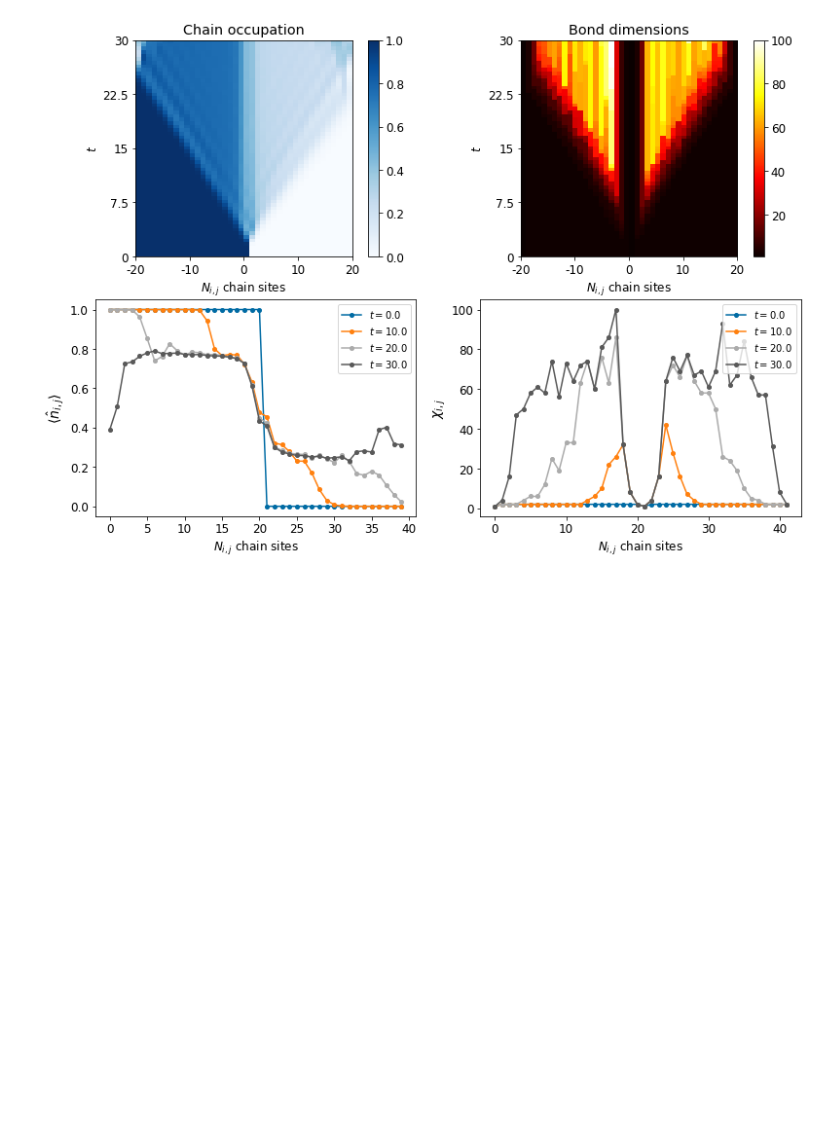
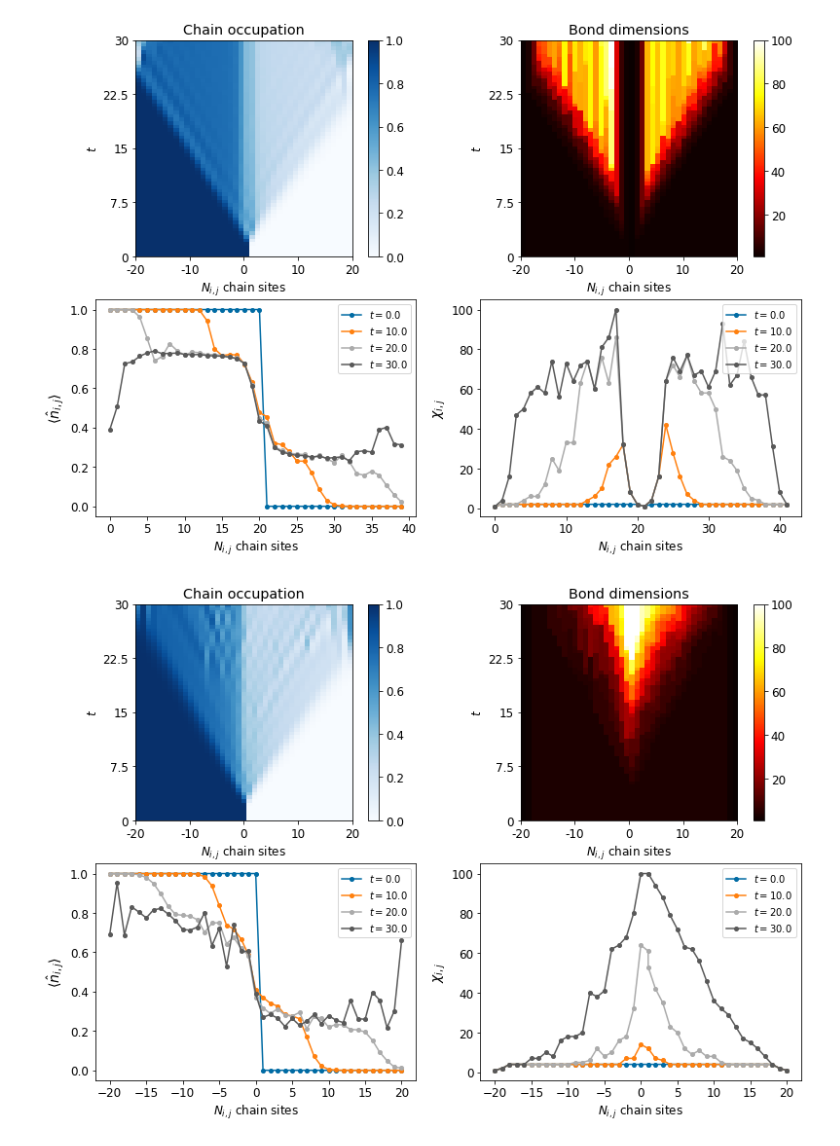
Before and after one commit to angelariva/spin-boson, a Jupyter notebook: fermions.ipynb, the cells around one changed output. Cells and saved outputs as stored; diff of their text form; code cells hidden in the pictures; blank space fills up the shorter version.

Commit message:
new plots

```diff
--- a/fermions.ipynb
+++ b/fermions.ipynb
@@ -507,3 +507,7 @@ len(unfolded_bonds)
 alltogether(np.array(unfolded_occ).T, np.array(unfolded_bonds).T, times, tim, chain, False)
 # %% [output]
 [figure]
+# %%
+alltogether(occ, res["bonddims"][()], times, tim, chain, True)
+# %% [output]
+[figure, added]
```
Also changed, not shown: parts of 4 cells of this notebook.
